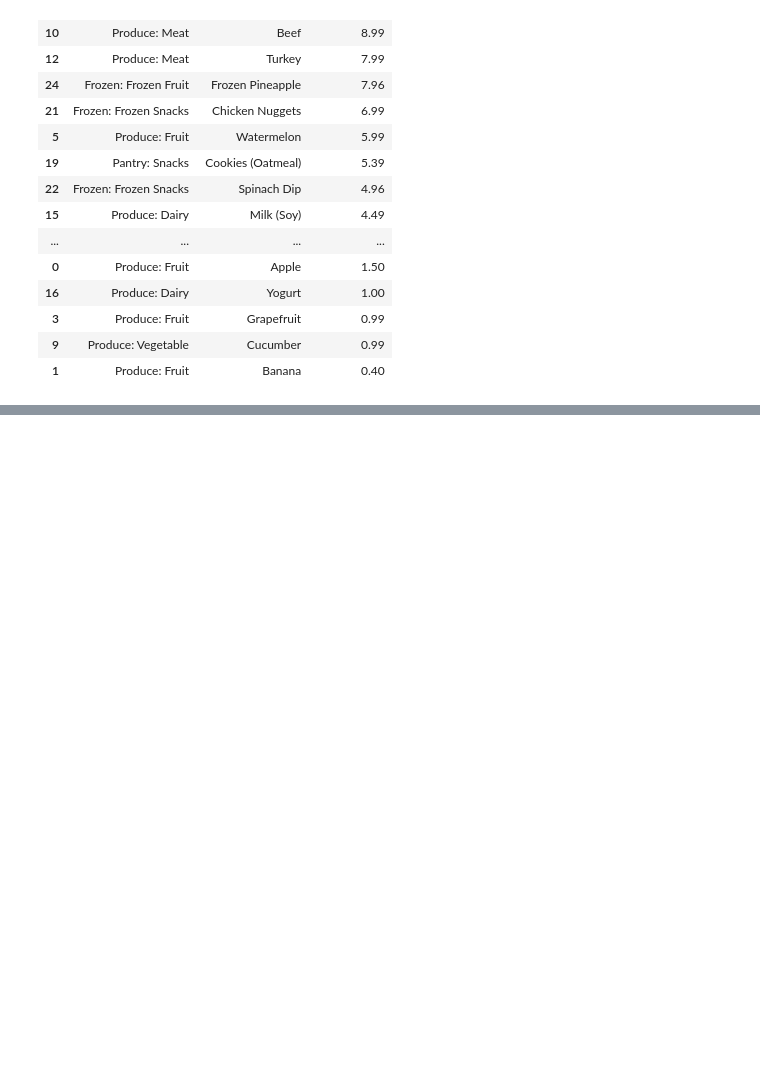
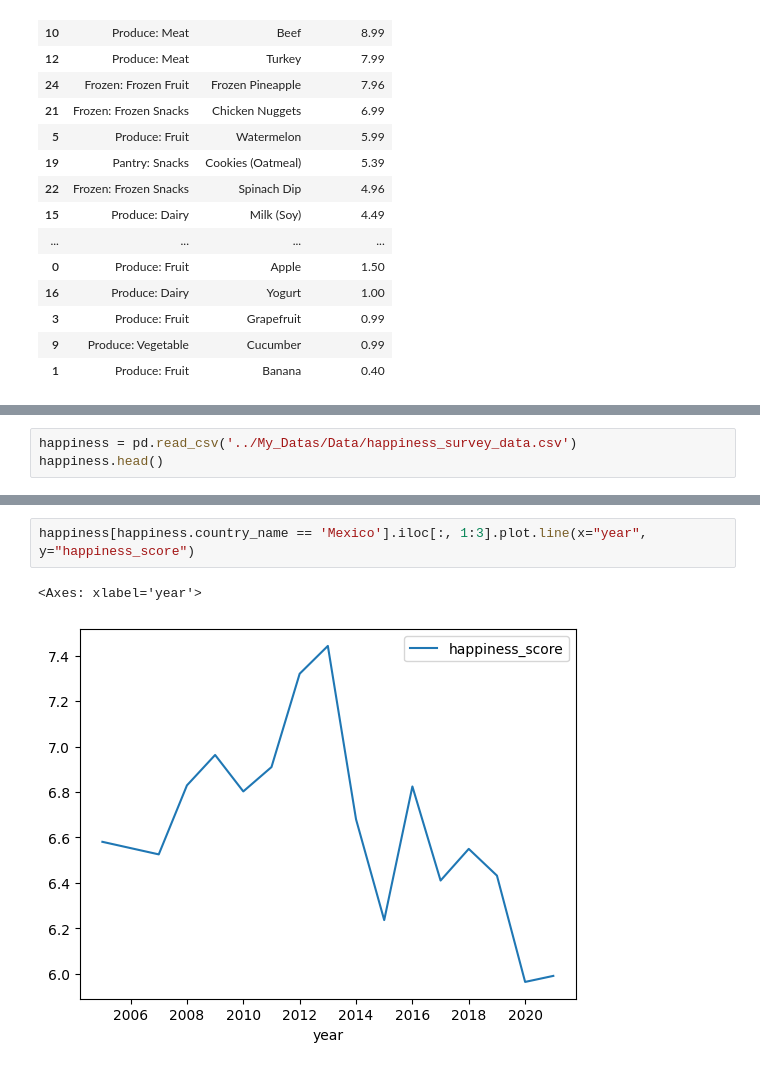
Before and after one commit to Jdalarmi/DataScience, a Jupyter notebook: app/Exploratory_Data_Analysis/Practice.ipynb, the cells around one changed output, grey strips where cells are left out. Cells and saved outputs as stored; diff of their text form; blank space fills up the shorter version.

Commit message:
Generate data vizualization with pandas

```diff
--- a/app/Exploratory_Data_Analysis/Practice.ipynb
+++ b/app/Exploratory_Data_Analysis/Practice.ipynb
@@ -77,0 +82,3 @@ df[["Category", "Item", "Price_Dollars"]].sort_values("Price_Dollars", ascending
+# %%
+happiness = pd.read_csv('../My_Datas/Data/happiness_survey_data.csv')
+happiness.head()
@@ -77,0 +92,5 @@ df[["Category", "Item", "Price_Dollars"]].sort_values("Price_Dollars", ascending
+# %%
+happiness[happiness.country_name == 'Mexico'].iloc[:, 1:3].plot.line(x="year", y="happiness_score")
+# %% [output]
+<Axes: xlabel='year'>
+[figure, added]
```
Also changed, not shown: parts of 3 cells of this notebook.
